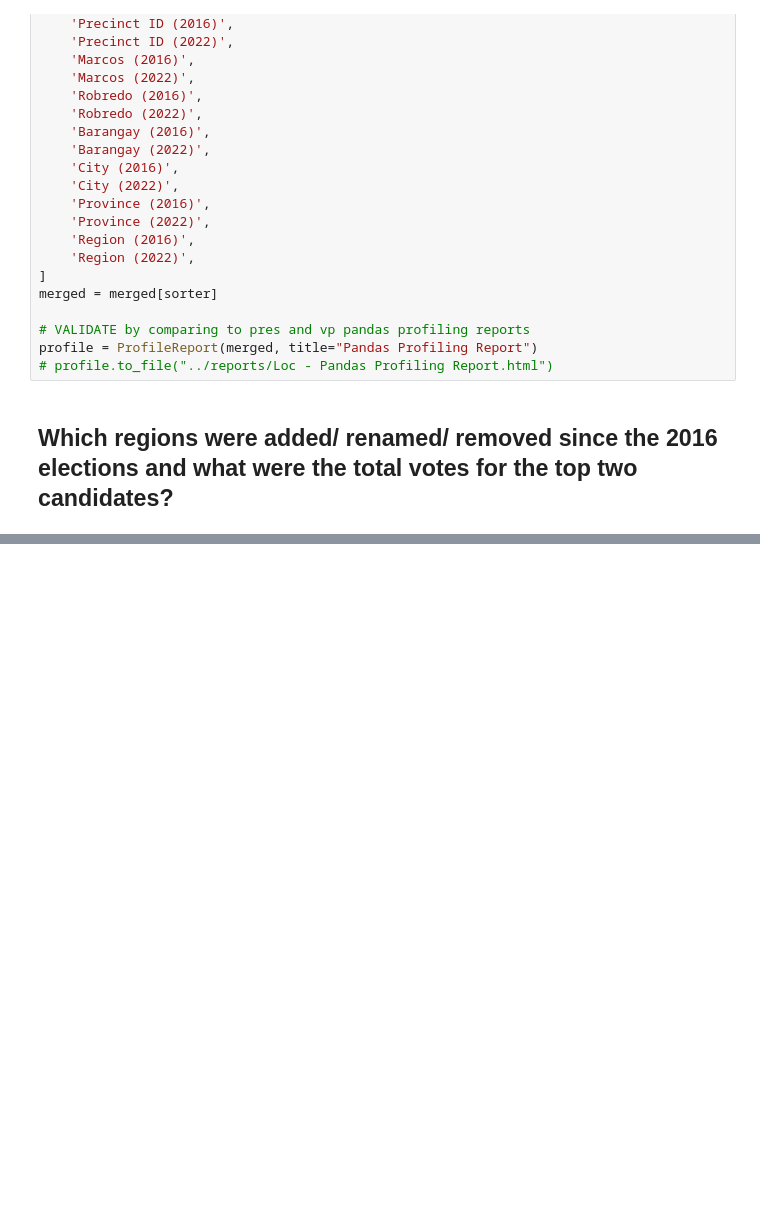
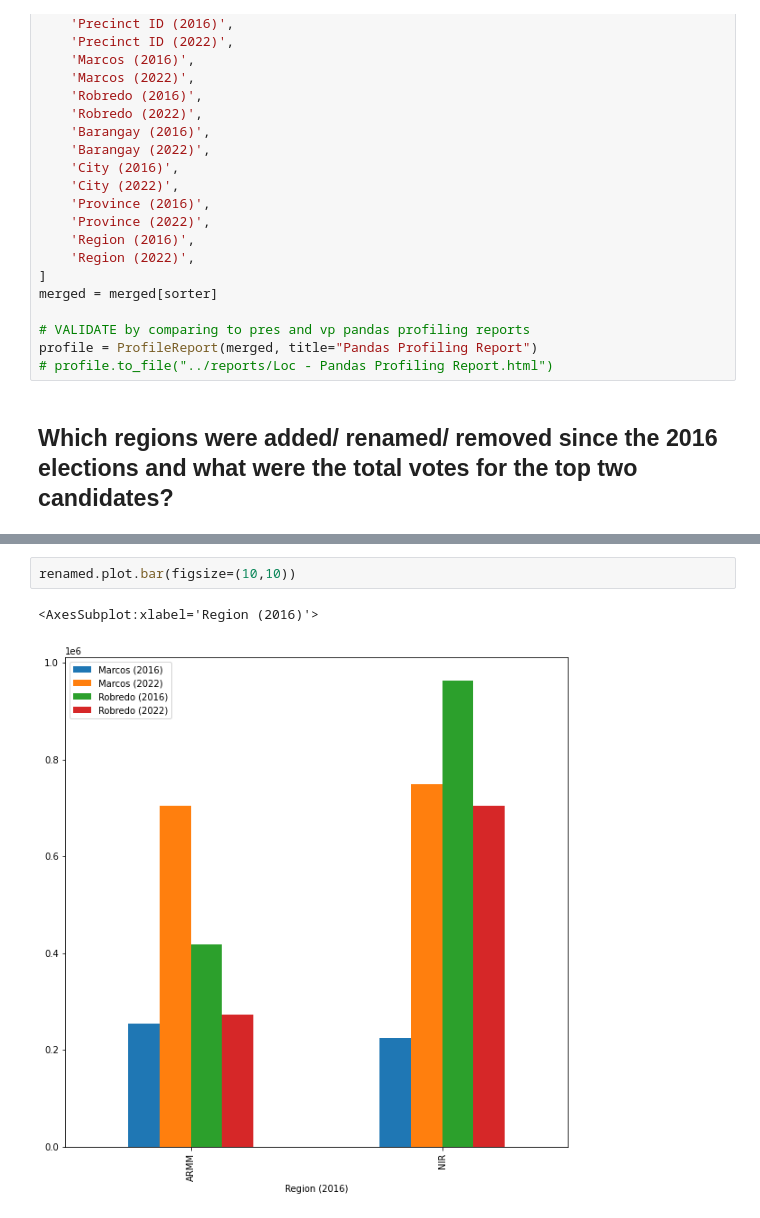
Before and after one commit to Iionsroar/pjdsc, a Jupyter notebook: notebooks/votes_on_updated_locs.ipynb, the cells around one changed output, grey strips where cells are left out. Cells and saved outputs as stored; diff of their text form; blank space fills up the shorter version.

```diff
--- a/notebooks/votes_on_updated_locs.ipynb
+++ b/notebooks/votes_on_updated_locs.ipynb
@@ -139,0 +172,5 @@ merged.loc[
+# %%
+renamed.plot.bar(figsize=(10,10))
+# %% [output]
+<AxesSubplot:xlabel='Region (2016)'>
+[figure, added]
```
Also changed, not shown: parts of 7 cells of this notebook, 10 other files.
